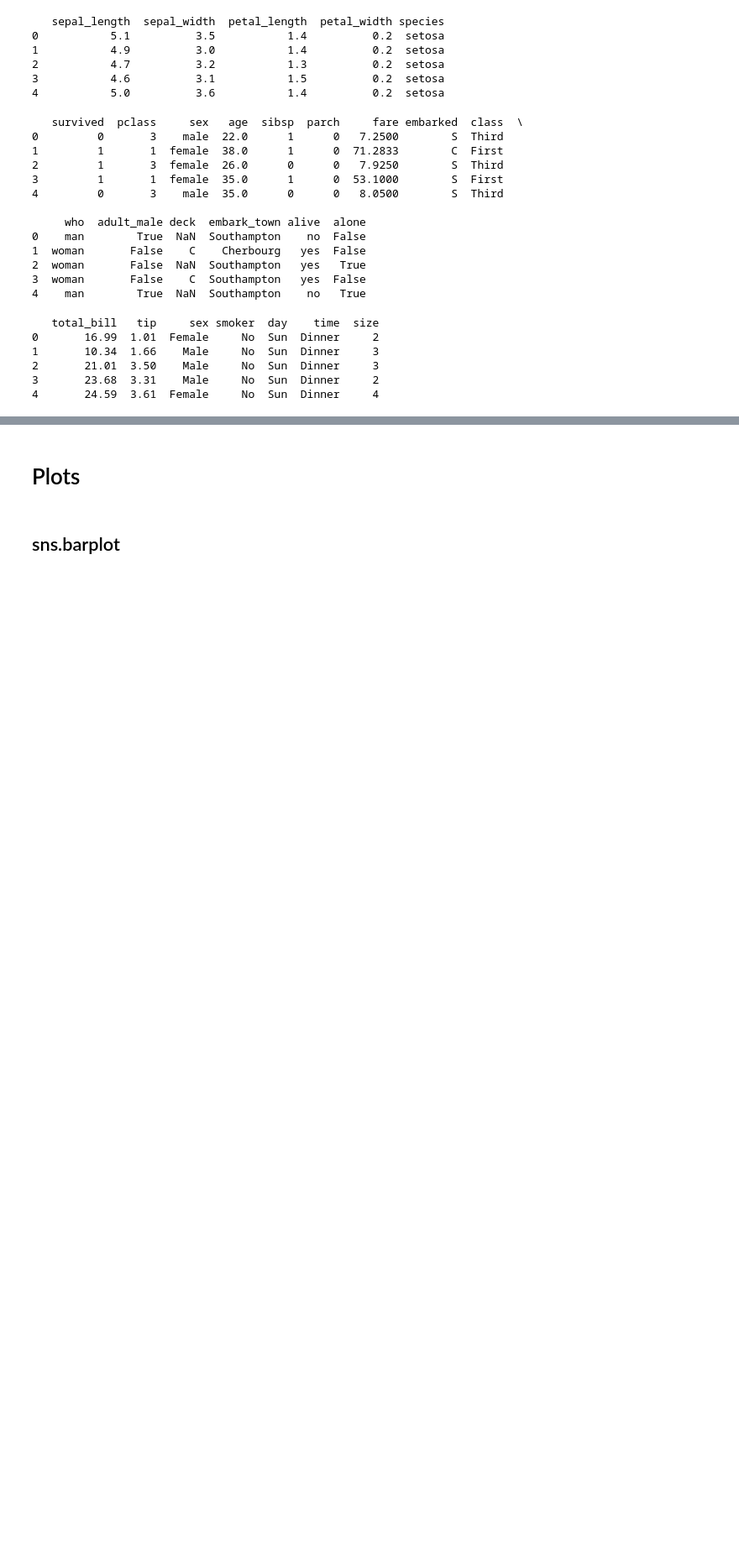
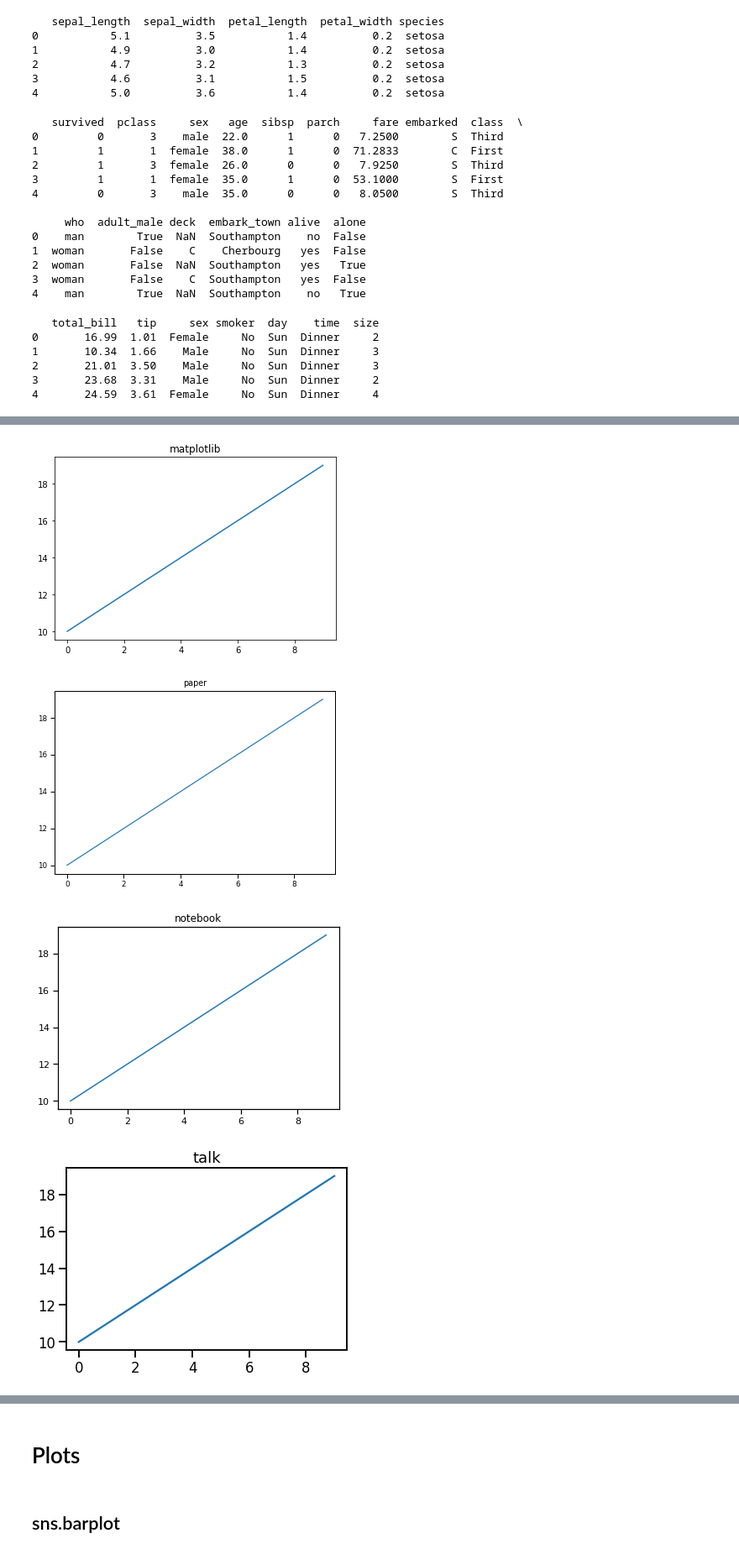
Before and after one commit to mocquin/quickstarts, a Jupyter notebook: seaborn.ipynb, the cells around one changed output, grey strips where cells are left out. Shown at 84% size. Saved outputs shown, nothing was run; the diff lists cells and outputs as text; code cells hidden in the pictures; blank space fills up the shorter version.

```diff
--- a/seaborn.ipynb
+++ b/seaborn.ipynb
@@ -125,0 +266,32 @@ sns.set_style("darkgrid")
+# %%
+import seaborn as sns
+import matplotlib.pyplot as plt
+import numpy as np
+x, y = np.arange(20).reshape(2, 10)
+
+# matplotlib
+f, ax = plt.subplots()
+ax.plot(x, y)
+ax.set_title("matplotlib")
+# seaborn plotting context
+with sns.plotting_context("paper"):
+    f, ax = plt.subplots()
+    ax.plot(x, y)
+    ax.set_title("paper")
+with sns.plotting_context("notebook"):
+    f, ax = plt.subplots()
+    ax.plot(x, y)
+    ax.set_title("notebook")
+with sns.plotting_context("talk"):
+    f, ax = plt.subplots()
+    ax.plot(x, y)
+    ax.set_title("talk")
+with sns.plotting_context("poster"):
+    f, ax = plt.subplots()
+    ax.plot(x, y)
+    ax.set_title("poster")
+# %% [output]
+[figure, added]
+[figure, added]
+[figure, added]
+[figure, added]
```
Also changed, not shown: parts of 48 cells of this notebook.
